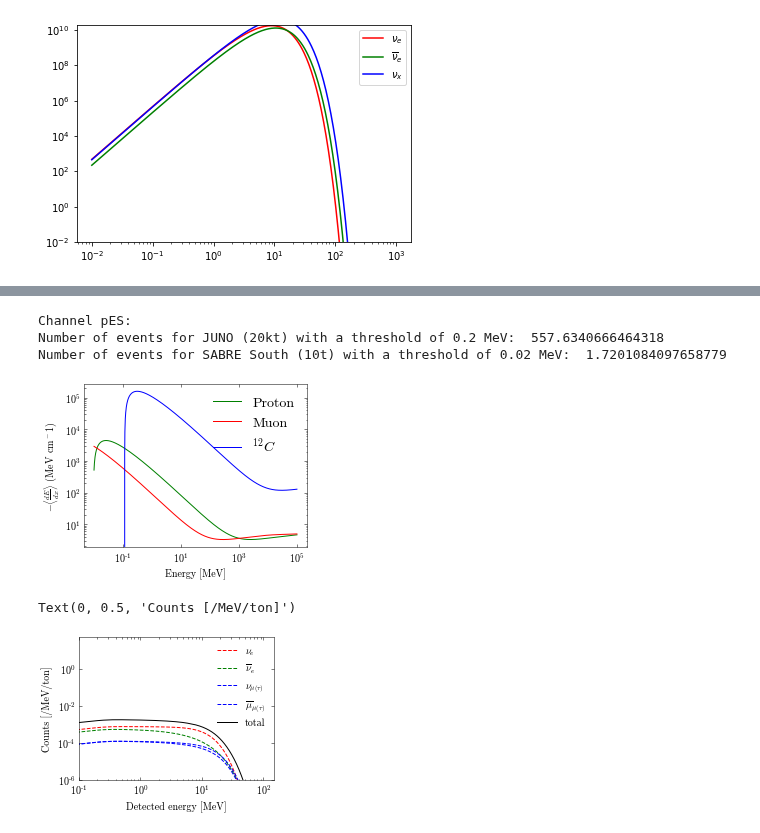
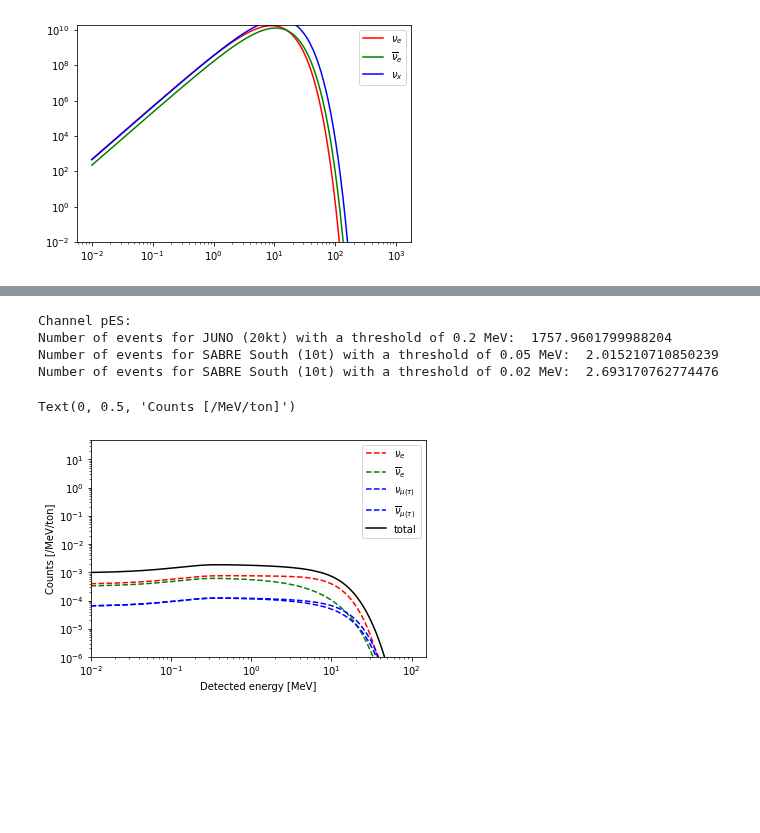
Before and after one commit to mjzurowski/sgm, a Jupyter notebook: Neutrino-LAB.ipynb, the cells around one changed output, grey strips where cells are left out. Drawn from its saved outputs; the diff is of its cells as text; code cells hidden in the pictures; blank space fills up the shorter version.

```diff
--- a/Neutrino-LAB.ipynb
+++ b/Neutrino-LAB.ipynb
@@ -197,103 +216,67 @@ Text(0, 0.5, 'Counts [/MeV/ton]')
 # %%
 print("Channel pES: ")
 print("Number of events for JUNO (20kt) with a threshold of 0.2 MeV: ", np.trapz(smeared_pES[Ed_q>0.2],Ed_q[Ed_q>0.2])*2e4)
+print("Number of events for SABRE South (10t) with a threshold of 0.05 MeV: ", np.trapz(smeared_pES[Ed_q>0.05],Ed_q[Ed_q>0.05])*10)
 print("Number of events for SABRE South (10t) with a threshold of 0.02 MeV: ", np.trapz(smeared_pES[Ed_q>0.02],Ed_q[Ed_q>0.02])*10)
 # %% [output]
 Channel pES:
-Number of events for JUNO (20kt) with a threshold of 0.2 MeV:  557.6340666464318
-Number of events for SABRE South (10t) with a threshold of 0.02 MeV:  1.7201084097658779
+Number of events for JUNO (20kt) with a threshold of 0.2 MeV:  1757.9601799988204
+Number of events for SABRE South (10t) with a threshold of 0.05 MeV:  2.015210710850239
+Number of events for SABRE South (10t) with a threshold of 0.02 MeV:  2.693170762774476
-# %%
-plt.style.use(['science','no-latex'])
-plt.figure(figsize=(4,3))
-ax = plt.axes()
-
-ee = np.logspace(-2,5,1000)
-#ee=(gamma(xx)-1)*M
-#Proton
-z = 1
-M = 938.27
-yy = [plotBethe(i,z,M) for i in ee]
-plt.plot(ee,yy,'g',label=r'Proton')
-
-#muon
-z = 1
-M = 106
-yy = [plotBethe(i,z,M) for i in ee]
-plt.plot(ee,yy,'r',label=r'Muon')
-
-#Alpha
-z = 6
-M = 12*931.4941
-yy = [plotBethe(i,z,M) for i in ee]
-plt.plot(ee,yy,'b',label=r'$^{12}C$')
-
-#fit.add_grid(ax)
-plt.yscale('log')
-plt.xscale('log')
-
-plt.xticks()
-plt.yticks()
-#plt.xlabel(r'$\beta\gamma$')
-plt.xlabel(r'Energy [MeV]')
-plt.ylabel(r'$-\left<\frac{dE}{dx}\right>$ (MeV cm$^-1$)')
-plt.legend(fontsize=14)
-plt.show()
-# %% [output]
-[figure, removed]
 # %%
 #Ed = np.logspace(np.log10(0.1),np.log10(10),500)
 #true recoil energy spectrum
-num=1000
-Edd = np.linspace(0,50,num)[1:]# Nuclear recoil energy, units of keV
-Edd_eV = Edd*MeV
+num=10000
+Ed_eES= np.linspace(0,50,num)[1:]# Nuclear recoil energy, units of keV
+Ed_eES_eV = Ed_eES*MeV
 T=Det.Nuclei()
 
-rate_supernova_eES_e=np.array([(dRdEd(Ev_eV,Edi,12,'eES','supernova_e'))*MeV for Edi in Edd_eV])
+rate_supernova_eES_e=np.array([(dRdEd(Ev_eV,Edi,12,'eES','supernova_e'))*MeV for Edi in Ed_eES_eV])
 #plt.plot(Ed,rate_supernova_eES,label='p_true',color='r')
 
 #gaussian smearing
 # Define the width and shape of the Gaussian function
-width = 0.03*np.sqrt(Edd)*num/50
-gaussian_function = gaussian(len(Edd), std=width)
+width = 0.03*np.sqrt(Ed_eES)*num/50
+gaussian_function = gaussian(len(Ed_eES), std=width)
 # Normalize the Gaussian function
 gaussian_function /= sum(gaussian_function)
 # Convolve the spectrum with the Gaussian function
 smeared_spectrum_e = convolve(rate_supernova_eES_e, gaussian_function, mode='same')
-plt.plot(Edd, smeared_spectrum_e, label=r'$\nu_{e}$',color='r', linestyle='--')
+plt.plot(Ed_eES, smeared_spectrum_e, label=r'$\nu_{e}$',color='r', linestyle='--')
 
-rate_supernova_eES_ea=np.array([(dRdEd(Ev_eV,Edi,16,'eES','supernova_ea'))*MeV for Edi in Edd_eV])
+rate_supernova_eES_ea=np.array([(dRdEd(Ev_eV,Edi,14,'eES','supernova_ea'))*MeV for Edi in Ed_eES_eV])
 #plt.plot(Ed,rate_supernova_eES,label='p_true',color='r')
 #gaussian smearing
 # Convolve the spectrum with the Gaussian function
 smeared_spectrum_ea = convolve(rate_supernova_eES_ea, gaussian_function, mode='same')
-plt.plot(Edd, smeared_spectrum_ea, label=r'$\overline{\nu}_{e}$',color='g', linestyle='--')
+plt.plot(Ed_eES, smeared_spectrum_ea, label=r'$\overline{\nu}_{e}$',color='g', linestyle='--')
 
-rate_supernova_eES_mu=np.array([(dRdEd(Ev_eV,Edi,16,'eES','supernova_mu'))*MeV for Edi in Edd_eV])
+rate_supernova_eES_mu=np.array([(dRdEd(Ev_eV,Edi,16,'eES','supernova_mu'))*MeV for Edi in Ed_eES_eV])
 #plt.plot(Ed,rate_supernova_eES,label='p_true',color='r')
 #gaussian smearing
 # Convolve the spectrum with the Gaussian function
 smeared_spectrum_mu = convolve(rate_supernova_eES_mu, gaussian_function, mode='same')
-plt.plot(Edd, smeared_spectrum_mu, label=r'$\nu_{\mu(\tau)}$',color='b', linestyle='--')
+plt.plot(Ed_eES, smeared_spectrum_mu, label=r'$\nu_{\mu(\tau)}$',color='b', linestyle='--')
 
-rate_supernova_eES_mua=np.array([(dRdEd(Ev_eV,Edi,16,'eES','supernova_mua'))*MeV for Edi in Edd_eV])
+rate_supernova_eES_mua=np.array([(dRdEd(Ev_eV,Edi,16,'eES','supernova_mua'))*MeV for Edi in Ed_eES_eV])
 #plt.plot(Ed,rate_supernova_eES,label='p_true',color='r')
 #gaussian smearing
 # Convolve the spectrum with the Gaussian function
 smeared_spectrum_mua = convolve(rate_supernova_eES_mua, gaussian_function, mode='same')
-plt.plot(Edd, smeared_spectrum_mua, label=r'$\overline{\mu}_{\mu(\tau)}$',color='b', linestyle='--')
+plt.plot(Ed_eES, smeared_spectrum_mua, label=r'$\overline{\nu}_{\mu(\tau)}$',color='b', linestyle='--')
 
 smeared_eES = smeared_spectrum_e+smeared_spectrum_ea+2*smeared_spectrum_mu+2*smeared_spectrum_mua
-plt.plot(Edd, smeared_eES, label=r'total',color='black')
+plt.plot(Ed_eES, smeared_eES, label=r'total',color='black')
 
 plt.xscale('log')
 plt.yscale('log')
 plt.legend()
-plt.xlim(1e-1,1.5e2)
+plt.xlim(1e-2,1.5e2)
 plt.ylim(1e-6, 5e1)
 plt.xlabel(r"Detected energy [MeV]")
 plt.ylabel(r"Counts [/MeV/ton]")
 # %% [output]
 Text(0, 0.5, 'Counts [/MeV/ton]')
-[figure, old version]
+[figure, new version]
 # %%
 print("Channel eES: ")
```
Also changed, not shown: parts of 7 cells of this notebook, 3 other files.
